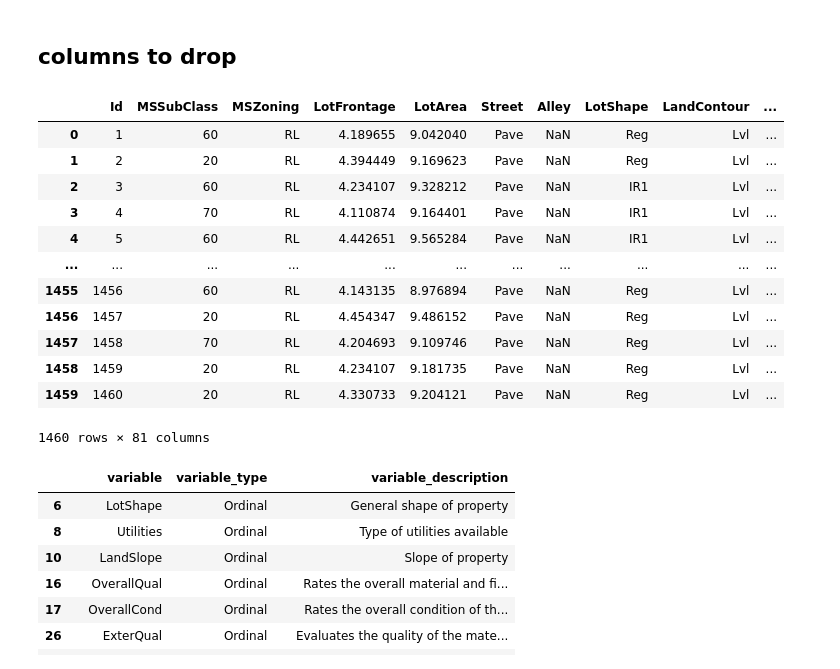
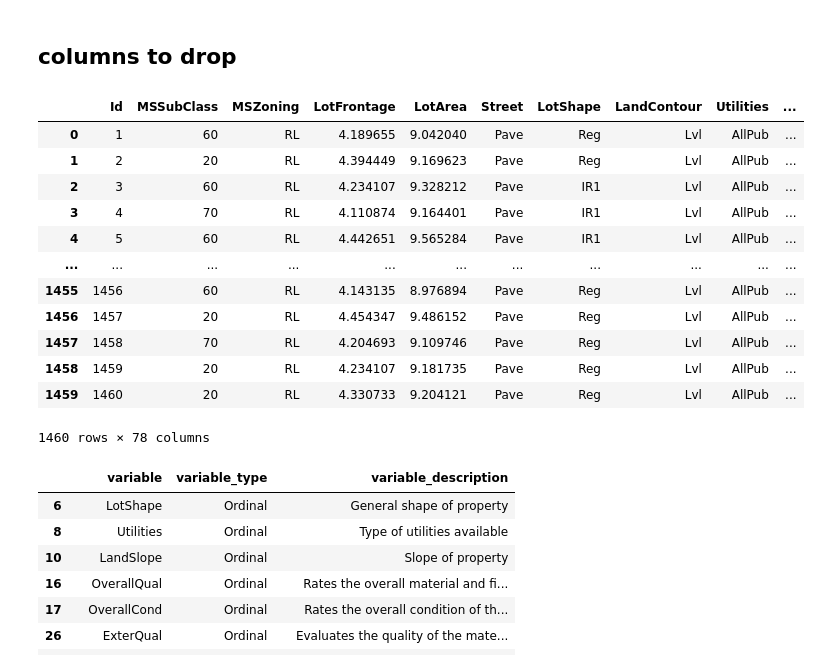
Before and after one commit to kaustubhnair02/OrionInternship-23, a Jupyter notebook: notebooks/Train_evaluate.ipynb, the cells around one changed output. Drawn from its saved outputs; the diff is of its cells as text; code cells hidden in the pictures.

```diff
--- a/notebooks/Train_evaluate.ipynb
+++ b/notebooks/Train_evaluate.ipynb
@@ -153,22 +153,22 @@ main_fun(final_df, cont_list)
 ## columns to drop
 # %%
 column_to_drop = ['PoolQC','MiscFeature','Alley','Fence']
-#final_df = final_df.drop(['MiscFeature','Alley','Fence'],axis=1)
+final_df = final_df.drop(['MiscFeature','Alley','Fence'],axis=1)
 final_df
 # %% [output]
-|  | Id | MSSubClass | MSZoning | LotFrontage | LotArea | Street | Alley | LotShape | LandContour | ... |
-| 0 | 1 | 60 | RL | 4.189655 | 9.042040 | Pave | NaN | Reg | Lvl | ... |
-| 1 | 2 | 20 | RL | 4.394449 | 9.169623 | Pave | NaN | Reg | Lvl | ... |
-| 2 | 3 | 60 | RL | 4.234107 | 9.328212 | Pave | NaN | IR1 | Lvl | ... |
-| 3 | 4 | 70 | RL | 4.110874 | 9.164401 | Pave | NaN | IR1 | Lvl | ... |
-| 4 | 5 | 60 | RL | 4.442651 | 9.565284 | Pave | NaN | IR1 | Lvl | ... |
+|  | Id | MSSubClass | MSZoning | LotFrontage | LotArea | Street | LotShape | LandContour | Utilities | ... |
+| 0 | 1 | 60 | RL | 4.189655 | 9.042040 | Pave | Reg | Lvl | AllPub | ... |
+| 1 | 2 | 20 | RL | 4.394449 | 9.169623 | Pave | Reg | Lvl | AllPub | ... |
+| 2 | 3 | 60 | RL | 4.234107 | 9.328212 | Pave | IR1 | Lvl | AllPub | ... |
+| 3 | 4 | 70 | RL | 4.110874 | 9.164401 | Pave | IR1 | Lvl | AllPub | ... |
+| 4 | 5 | 60 | RL | 4.442651 | 9.565284 | Pave | IR1 | Lvl | AllPub | ... |
 | ... | ... | ... | ... | ... | ... | ... | ... | ... | ... | ... |
-| 1455 | 1456 | 60 | RL | 4.143135 | 8.976894 | Pave | NaN | Reg | Lvl | ... |
-| 1456 | 1457 | 20 | RL | 4.454347 | 9.486152 | Pave | NaN | Reg | Lvl | ... |
-| 1457 | 1458 | 70 | RL | 4.204693 | 9.109746 | Pave | NaN | Reg | Lvl | ... |
-| 1458 | 1459 | 20 | RL | 4.234107 | 9.181735 | Pave | NaN | Reg | Lvl | ... |
-| 1459 | 1460 | 20 | RL | 4.330733 | 9.204121 | Pave | NaN | Reg | Lvl | ... |
+| 1455 | 1456 | 60 | RL | 4.143135 | 8.976894 | Pave | Reg | Lvl | AllPub | ... |
+| 1456 | 1457 | 20 | RL | 4.454347 | 9.486152 | Pave | Reg | Lvl | AllPub | ... |
+| 1457 | 1458 | 70 | RL | 4.204693 | 9.109746 | Pave | Reg | Lvl | AllPub | ... |
+| 1458 | 1459 | 20 | RL | 4.234107 | 9.181735 | Pave | Reg | Lvl | AllPub | ... |
+| 1459 | 1460 | 20 | RL | 4.330733 | 9.204121 | Pave | Reg | Lvl | AllPub | ... |
-1460 rows × 81 columns
+1460 rows × 78 columns
 # %%
 #ordinal_df = ordinal_df.drop(['PoolQC'],axis=0)
 ordinal_df
```
Also changed, not shown: parts of 18 cells of this notebook.
